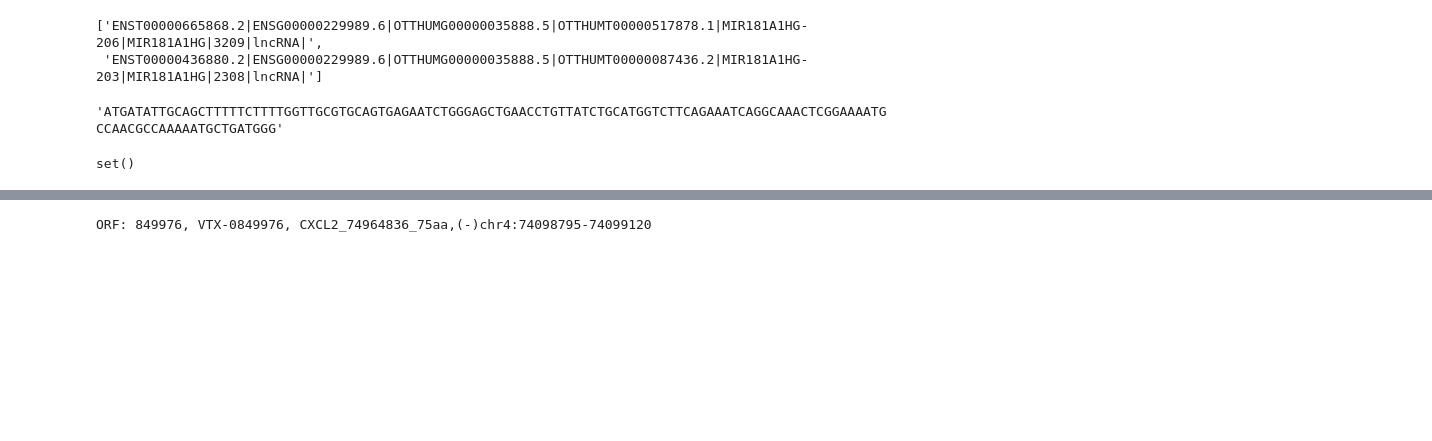
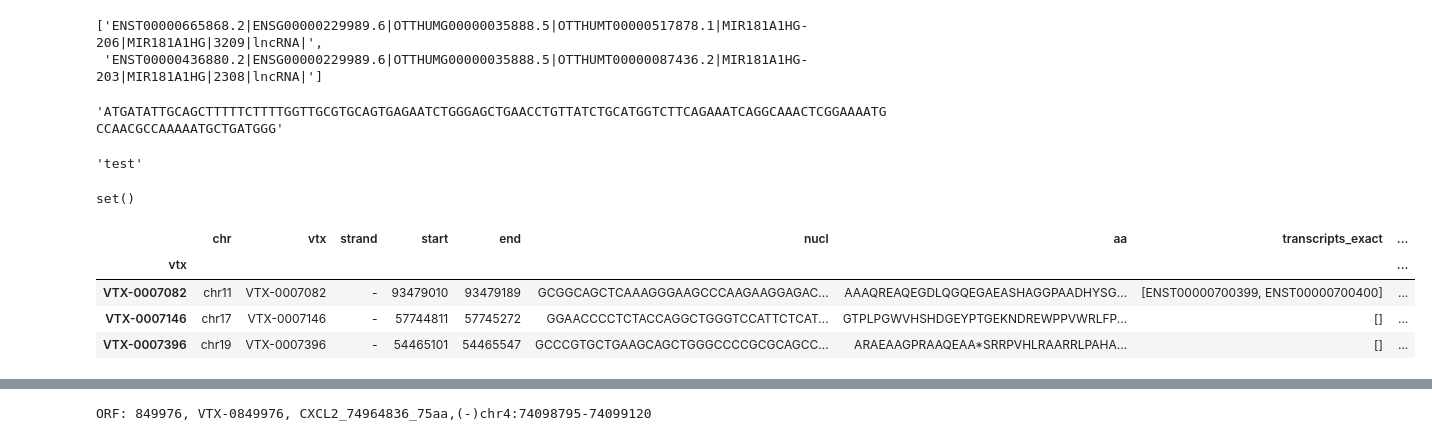
Before and after one commit to veliatx/dashboard, a Jupyter notebook: dashboard/etl/dev.ipynb, the cells around one changed output, grey strips where cells are left out. Drawn from its saved outputs; the diff is of its cells as text; code cells hidden in the pictures; blank space fills up the shorter version.

Commit message:
etl/cache updates

```diff
--- a/dashboard/etl/dev.ipynb
+++ b/dashboard/etl/dev.ipynb
@@ -31,3 +32,7 @@ find_seq_substring('ATGAGACGCTTCGACTGTCTCATCGGGGCACTTGTAATAAGCATCTTGGTGCCACTGAAT
 'ATGATATTGCAGCTTTTTCTTTTGGTTGCGTGCAGTGAGAATCTGGGAGCTGAACCTGTTATCTGCATGGTCTTCAGAAATCAGGCAAACTCGGAAAATGCCAACGCCAAAAATGCTGATGGG'
 # %%
 session = base.Session()
+# %%
+SimpleNamespace(ucsc_style_name='test').ucsc_style_name
+# %% [output]
+'test'
@@ -41 +62,21 @@ set()
+# %%
+import jsonlines
+import json
+from tqdm import tqdm
+def load_jsonlines_table(path_to_file):
+    with open(path_to_file) as fh:
+        results = []
+        for line in tqdm(fh.readlines()):
+            results.append(json.loads(line))
+    df = pd.DataFrame(results)
+    df.index = df['vtx']
+    return df
+t = load_jsonlines_table('../../.cache/sorf_table.jsonlines')
+t.head(3)
+# %% [output]
+|  | chr | vtx | strand | start | end | nucl | aa | transcripts_exact | ... |
+| vtx |  |  |  |  |  |  |  |  | ... |
+| VTX-0007082 | chr11 | VTX-0007082 | - | 93479010 | 93479189 | GCGGCAGCTCAAAGGGAAGCCCAAGAAGGAGAC... | AAAQREAQEGDLQGQEGAEASHAGGPAADHYSG... | [ENST00000700399, ENST00000700400] | ... |
+| VTX-0007146 | chr17 | VTX-0007146 | - | 57744811 | 57745272 | GGAACCCCTCTACCAGGCTGGGTCCATTCTCAT... | GTPLPGWVHSHDGEYPTGEKNDREWPPVWRLFP... | [] | ... |
+| VTX-0007396 | chr19 | VTX-0007396 | - | 54465101 | 54465547 | GCCCGTGCTGAAGCAGCTGGGCCCCGCGCAGCC... | ARAEAAGPRAAQEAA*SRRPVHLRAARRLPAHA... | [] | ... |
 # %%
```
Also changed, not shown: parts of 12 cells of this notebook, 4 other files.
